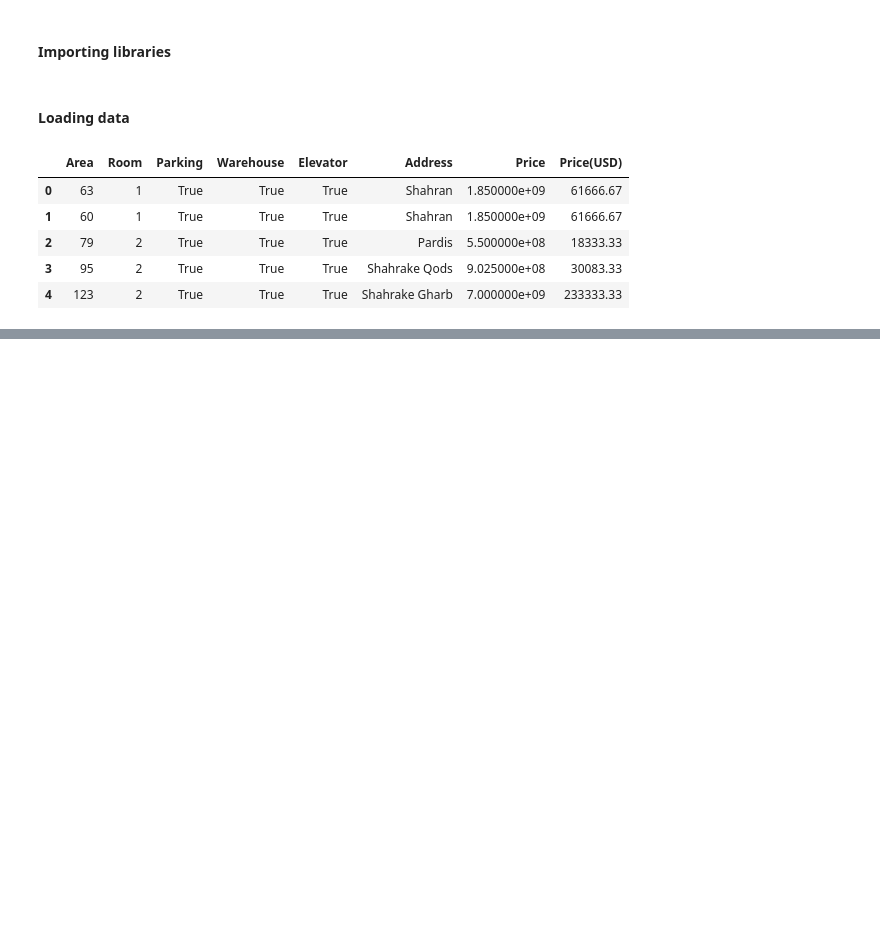
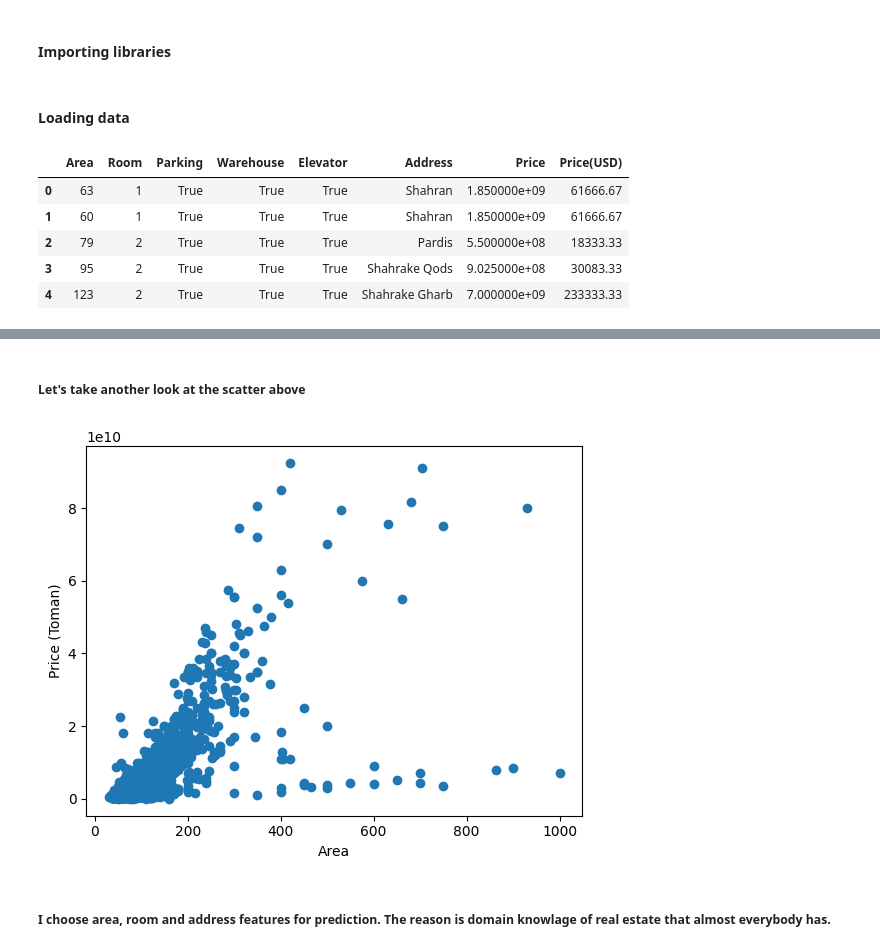
Before and after one commit to msoleimani96/tehran-house-price-prediction, a Jupyter notebook: tehran_house_price_prediction.ipynb, the cells around one changed output, grey strips where cells are left out. Cells and saved outputs as stored; diff of their text form; code cells hidden in the pictures; blank space fills up the shorter version.

```diff
--- a/tehran_house_price_prediction.ipynb
+++ b/tehran_house_price_prediction.ipynb
@@ -22,0 +44,11 @@ df.dropna(axis=0, inplace=True)
+# %% [markdown]
+##### Let's take another look at the scatter above
+# %%
+plt.scatter(df['Area'], df['Price'])
+plt.xlabel('Area')
+plt.ylabel('Price (Toman)')
+plt.show()
+# %% [output]
+[figure, added]
+# %% [markdown]
+##### I choose area, room and address features for prediction. The reason is domain knowlage of real estate that almost everybody has.
```
Also changed, not shown: parts of 8 cells of this notebook.
